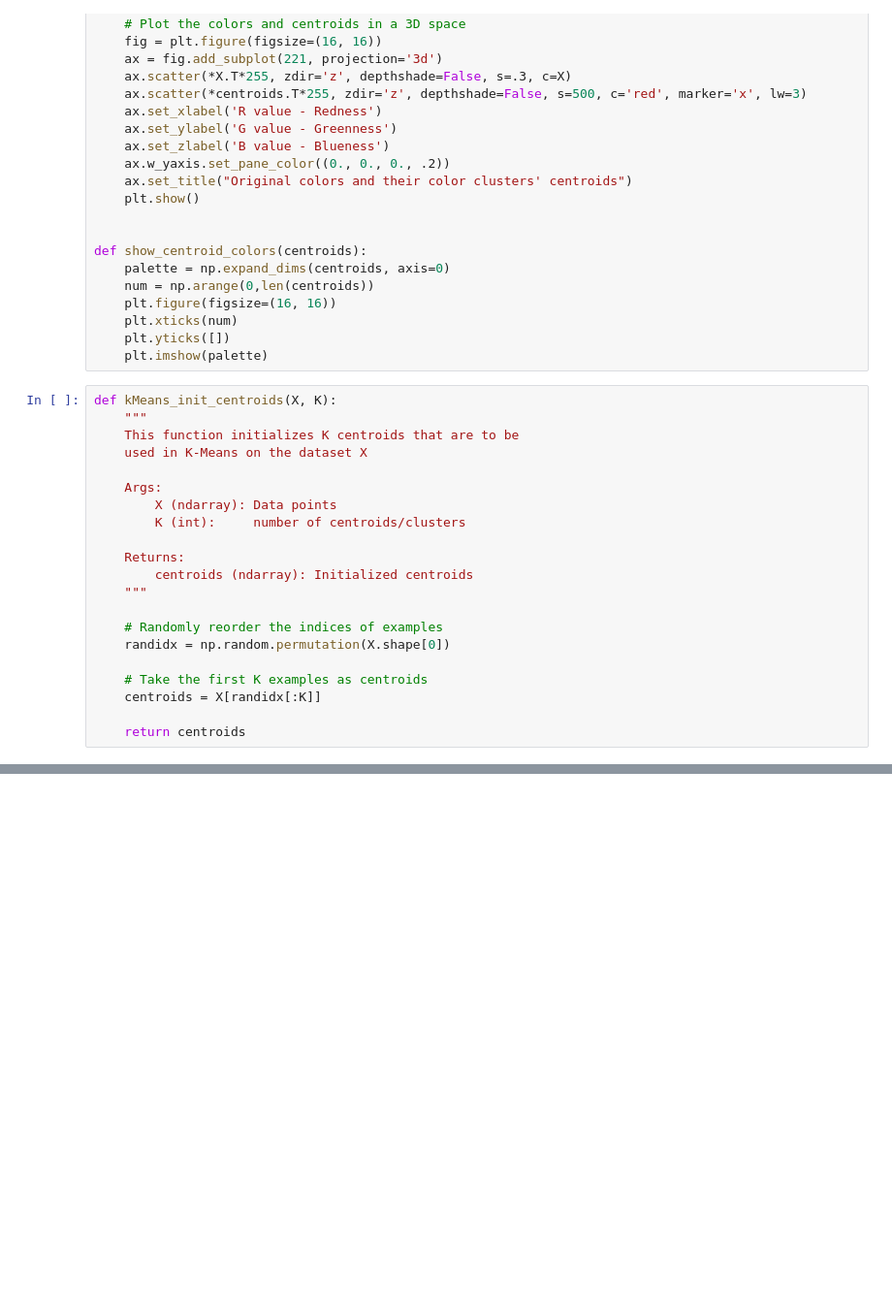
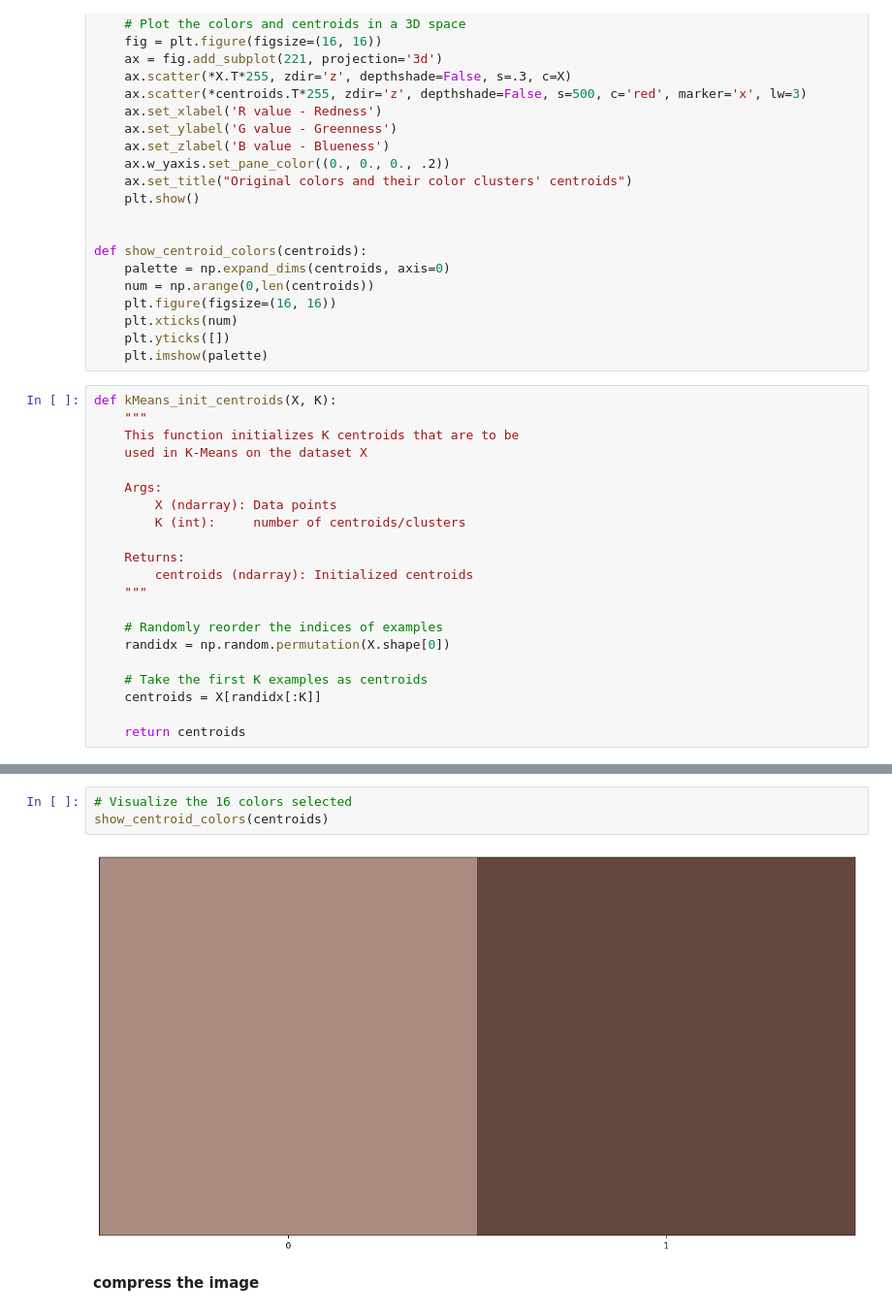
Before and after one commit to fistfulofyen/Applications_of_Machine_Learning, a Jupyter notebook: K_mean.ipynb, the cells around one changed output, grey strips where cells are left out. Shown at 97% size. Cells and saved outputs as stored; diff of their text form; blank space fills up the shorter version.

```diff
--- a/K_mean.ipynb
+++ b/K_mean.ipynb
@@ -225,0 +265,7 @@ K-Means iteration 1/4
+# %%
+# Visualize the 16 colors selected
+show_centroid_colors(centroids)
+# %% [output]
+[figure, added]
+# %% [markdown]
+**compress the image**
```
Also changed, not shown: parts of 10 cells of this notebook.
